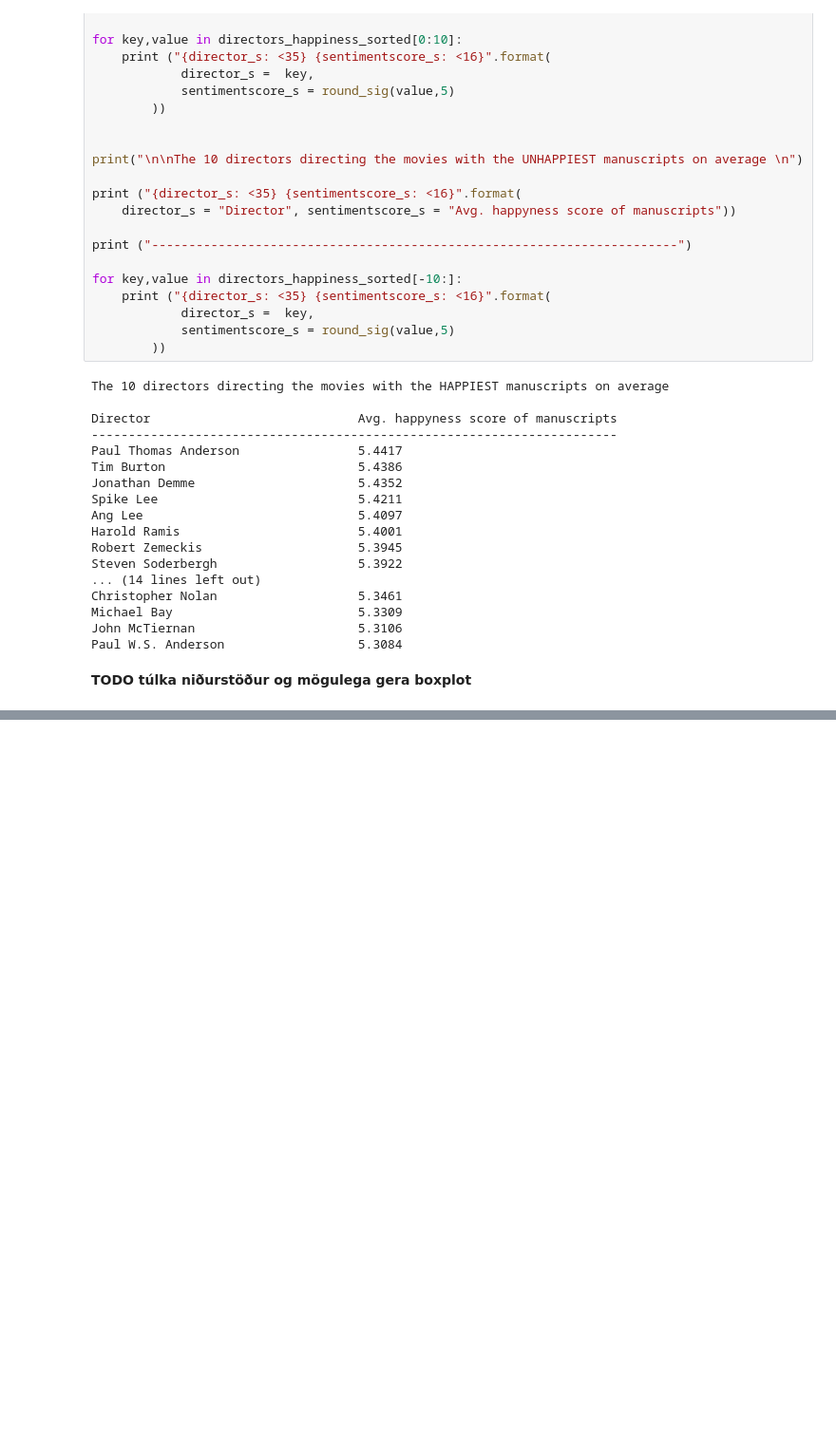
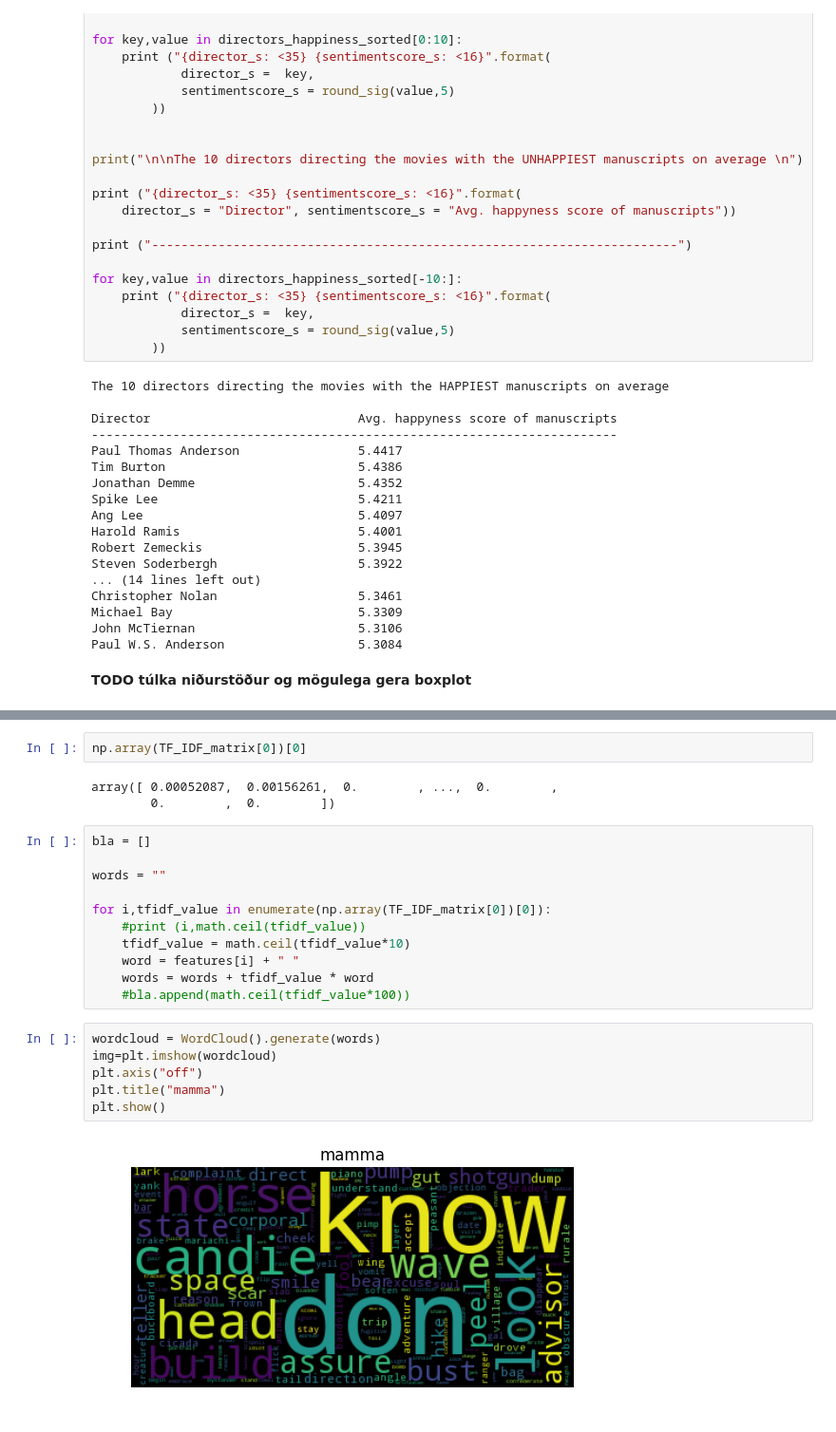
Before and after one commit to gretarg09/DTU__SocialGraphs-FinalProject, a Jupyter notebook: Notebooks/Manuscripts_analysis.ipynb, the cells around one changed output, grey strips where cells are left out. Shown at 95% size. Saved outputs shown, nothing was run; the diff lists cells and outputs as text; blank space fills up the shorter version.

```diff
--- a/Notebooks/Manuscripts_analysis.ipynb
+++ b/Notebooks/Manuscripts_analysis.ipynb
@@ -646,0 +750,24 @@ Everything is ready to do a TF_IDF analysis of the manuscripts for each genre
+# %%
+np.array(TF_IDF_matrix[0])[0]
+# %% [output]
+array([ 0.00052087,  0.00156261,  0.        , ...,  0.        ,
+        0.        ,  0.        ])
+# %%
+bla = []
+
+words = ""
+
+for i,tfidf_value in enumerate(np.array(TF_IDF_matrix[0])[0]):
+    #print (i,math.ceil(tfidf_value))
+    tfidf_value = math.ceil(tfidf_value*10)
+    word = features[i] + " "
+    words = words + tfidf_value * word
+    #bla.append(math.ceil(tfidf_value*100))
+# %%
+wordcloud = WordCloud().generate(words)
+img=plt.imshow(wordcloud)
+plt.axis("off")
+plt.title("mamma")
+plt.show()
+# %% [output]
+[figure, added]
```
Also changed, not shown: parts of 21 cells of this notebook.
